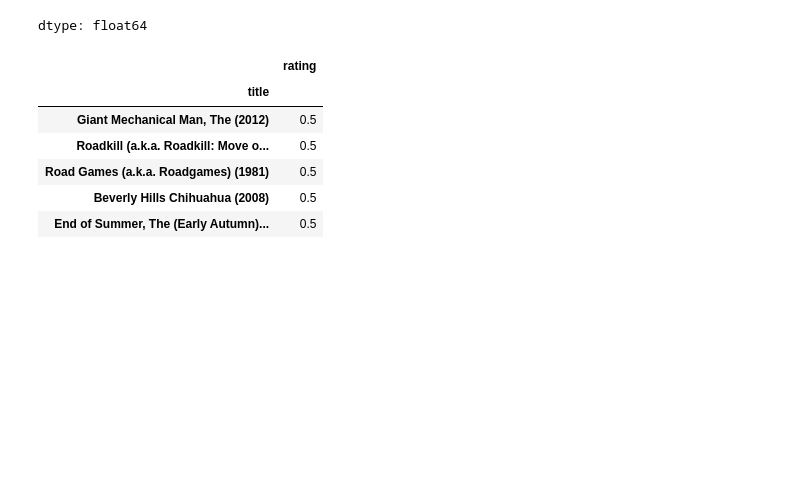
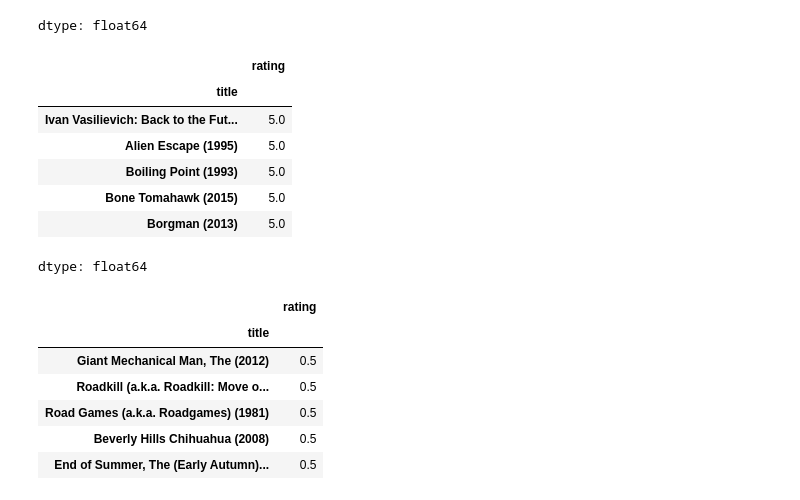
Before and after one commit to MudassirABBASSi/Recommendation-System-, a Jupyter notebook: Recommendation_System.ipynb, the cells around one changed output. Drawn from its saved outputs; the diff is of its cells as text; code cells hidden in the pictures; blank space fills up the shorter version.

```diff
--- a/Recommendation_System.ipynb
+++ b/Recommendation_System.ipynb
@@ -80,6 +80,17 @@ df.groupby('title')['rating'].mean().head(10)
 | 'night Mother (1986) | 5.000000 |
 | (500) Days of Summer (2009) | 3.755556 |
 dtype: float64
+# %%
+df.groupby('title')['rating'].mean().sort_values(ascending= False).head(5)
+# %% [output]
+|  | rating |
+| title |  |
+| Ivan Vasilievich: Back to the Fut... | 5.0 |
+| Alien Escape (1995) | 5.0 |
+| Boiling Point (1993) | 5.0 |
+| Bone Tomahawk (2015) | 5.0 |
+| Borgman (2013) | 5.0 |
+dtype: float64
 # %%
 df.groupby('title')['rating'].mean().sort_values(ascending=True).head(5)
 # %% [output]
```
